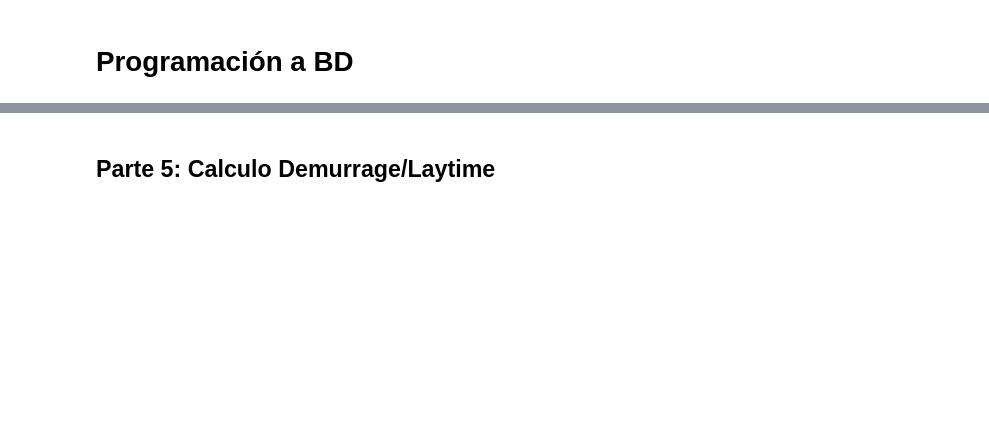
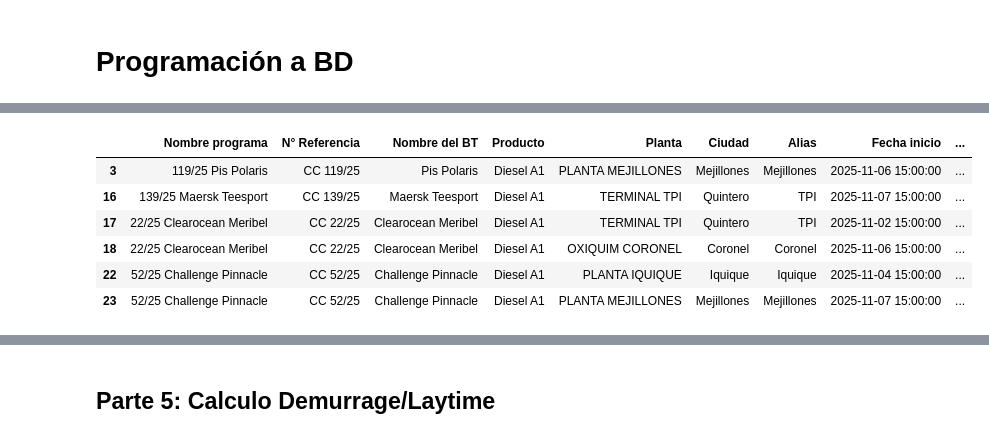
Before and after one commit to jjaubele/Automatizacion-Programacion-BD, a Jupyter notebook: Personal.ipynb, the cells around one changed output, grey strips where cells are left out. Drawn from its saved outputs; the diff is of its cells as text; code cells hidden in the pictures; blank space fills up the shorter version.

```diff
--- a/Personal.ipynb
+++ b/Personal.ipynb
@@ -103,3 +135,14 @@ df_programas_completo
+# %%
+df_descargas_descartadas = df_descargas_agrupadas[~df_descargas_agrupadas["N° Referencia"].isin(df_programas_completo["N° Referencia"])]
+df_descargas_descartadas
+# %% [output]
+|  | Nombre programa | N° Referencia | Nombre del BT | Producto | Planta | Ciudad | Alias | Fecha inicio | ... |
+| 3 | 119/25 Pis Polaris | CC 119/25 | Pis Polaris | Diesel A1 | PLANTA MEJILLONES | Mejillones | Mejillones | 2025-11-06 15:00:00 | ... |
+| 16 | 139/25 Maersk Teesport | CC 139/25 | Maersk Teesport | Diesel A1 | TERMINAL TPI | Quintero | TPI | 2025-11-07 15:00:00 | ... |
+| 17 | 22/25 Clearocean Meribel | CC 22/25 | Clearocean Meribel | Diesel A1 | TERMINAL TPI | Quintero | TPI | 2025-11-02 15:00:00 | ... |
+| 18 | 22/25 Clearocean Meribel | CC 22/25 | Clearocean Meribel | Diesel A1 | OXIQUIM CORONEL | Coronel | Coronel | 2025-11-06 15:00:00 | ... |
+| 22 | 52/25 Challenge Pinnacle | CC 52/25 | Challenge Pinnacle | Diesel A1 | PLANTA IQUIQUE | Iquique | Iquique | 2025-11-04 15:00:00 | ... |
+| 23 | 52/25 Challenge Pinnacle | CC 52/25 | Challenge Pinnacle | Diesel A1 | PLANTA MEJILLONES | Mejillones | Mejillones | 2025-11-07 15:00:00 | ... |
 # %%
 df_descargas_por_programa = df_descargas_agrupadas.merge(df_programas_completo, on="N° Referencia", how="right")
 df_descargas_por_programa = df_descargas_por_programa[df_descargas_por_programa["Producto"].notna()]
```
Also changed, not shown: parts of 11 cells of this notebook, 3 other files.
